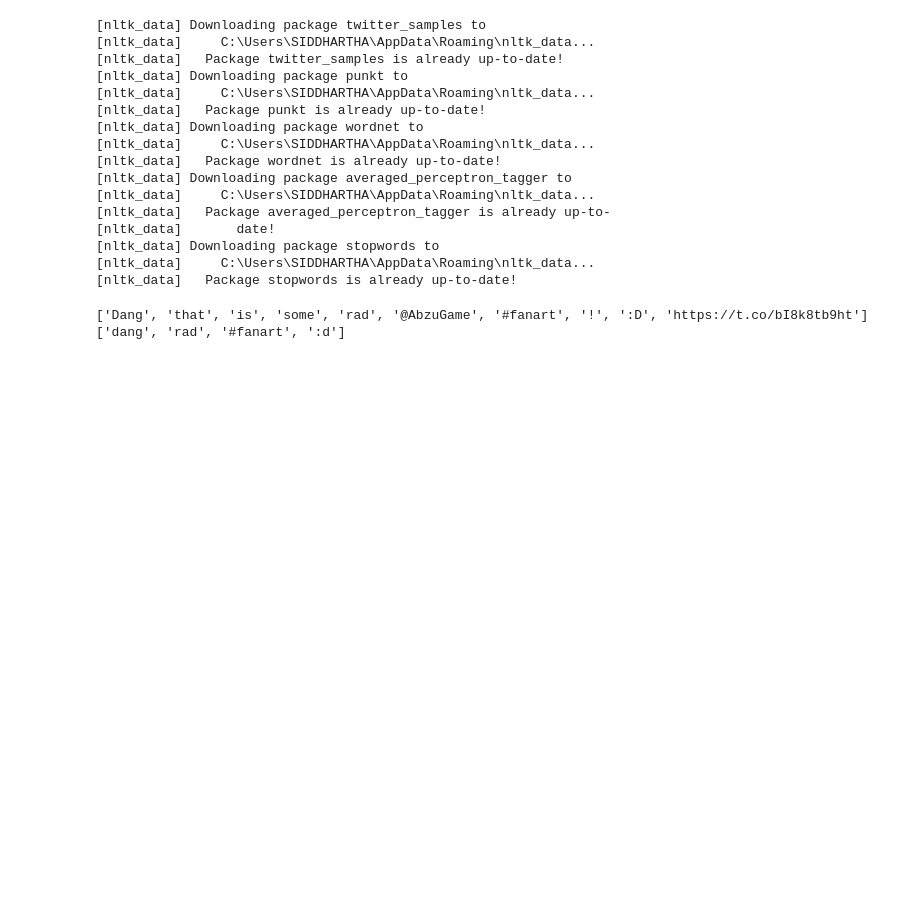
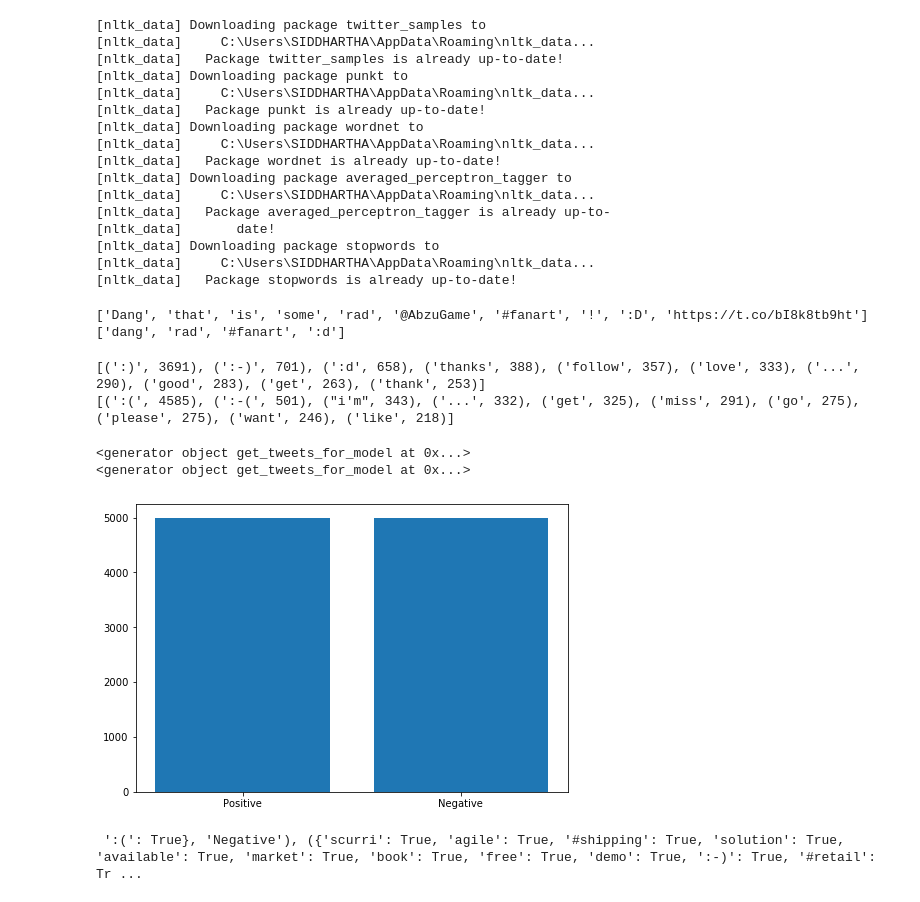
Before and after one commit to scrntnstrnglr/TextAnalysis, a Jupyter notebook: Sentimentalysis/tweet_sentimentalyzer.ipynb, the cells around one changed output. Saved outputs shown, nothing was run; the diff lists cells and outputs as text; code cells hidden in the pictures; blank space fills up the shorter version.

Commit message:
Added matplotlib package, created training model

```diff
--- a/Sentimentalysis/tweet_sentimentalyzer.ipynb
+++ b/Sentimentalysis/tweet_sentimentalyzer.ipynb
@@ -73,6 +75,10 @@ def get_all_words(cleaned_tokens_list):
     for tokens in cleaned_tokens_list:
         for token in tokens:
             yield token
+
+def get_tweets_for_model(cleaned_tokens_list):
+    for tweet_tokens in cleaned_tokens_list:
+        yield dict([token, True] for token in tweet_tokens)
 # %%
 #print(tweet_tokens[0])
 #print(tweet_tokens[1])
@@ -102,3 +108,60 @@ print(positive_cleaned_tokens_list[500])
 # %% [output]
 ['Dang', 'that', 'is', 'some', 'rad', '@AbzuGame', '#fanart', '!', ':D', 'https://t.co/bI8k8tb9ht']
 ['dang', 'rad', '#fanart', ':d']
+# %%
+all_pos_words = get_all_words(positive_cleaned_tokens_list)
+all_neg_words = get_all_words(negative_cleaned_tokens_list)
+freq_dist_pos = FreqDist(all_pos_words)
+freq_dist_neg = FreqDist(all_neg_words)
+print(freq_dist_pos.most_common(10))
+print(freq_dist_neg.most_common(10))
+# %% [output]
+[(':)', 3691), (':-)', 701), (':d', 658), ('thanks', 388), ('follow', 357), ('love', 333), ('...', 290), ('good', 283), ('get', 263), ('thank', 253)]
+[(':(', 4585), (':-(', 501), ("i'm", 343), ('...', 332), ('get', 325), ('miss', 291), ('go', 275), ('please', 275), ('want', 246), ('like', 218)]
+# %%
+positive_tokens_for_model = get_tweets_for_model(positive_cleaned_tokens_list)
+negative_tokens_for_model = get_tweets_for_model(negative_cleaned_tokens_list)
+
+print(positive_tokens_for_model)
+print(negative_tokens_for_model)
+
+pos_count=0
+for tweet_dict in positive_tokens_for_model:
+    pos_count+=1
+
+neg_count=0
+for tweet_dict in negative_tokens_for_model:
+    neg_count+=1
+
+fig = plt.figure()
+tweet_type = ['Positive','Negative']
+tweet_counts = [pos_count,neg_count]
+ax = fig.add_axes([0,0,1,1])
+ax.bar(tweet_type,tweet_counts)
+plt.show()
+# %% [output]
+<generator object get_tweets_for_model at 0x...>
+<generator object get_tweets_for_model at 0x...>
+[figure, added]
+# %%
+positive_dataset = [(tweet_dict, "Positive")
+                     for tweet_dict in positive_tokens_for_model]
+
+print(positive_dataset)
+print(negative_dataset)
+
+negative_dataset = [(tweet_dict, "Negative")
+                     for tweet_dict in negative_tokens_for_model]
+
+dataset = positive_dataset + negative_dataset
+
+random.shuffle(dataset)
+
+#70:30 split
+train_data = dataset[:7000]
+test_data = dataset[7000:]
+
+print(train_data)
+print(test_data)
+# %% [output]
+ ':(': True}, 'Negative'), ({'scurri': True, 'agile': True, '#shipping': True, 'solution': True, 'available': True, 'market': True, 'book': True, 'free': True, 'demo': True, ':-)': True, '#retail': Tr ...
```
Also changed, not shown: parts of 3 cells of this notebook, 2 other files.
